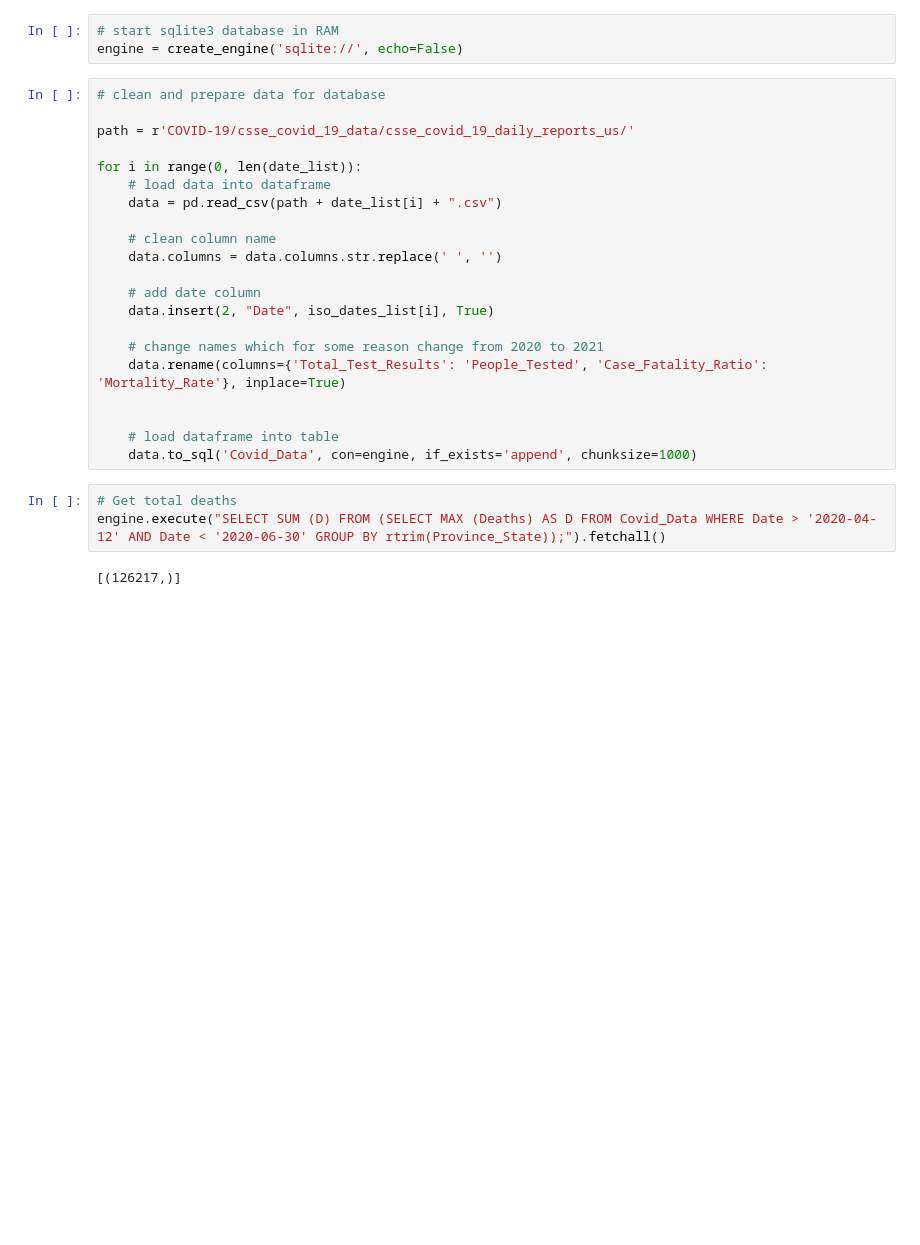
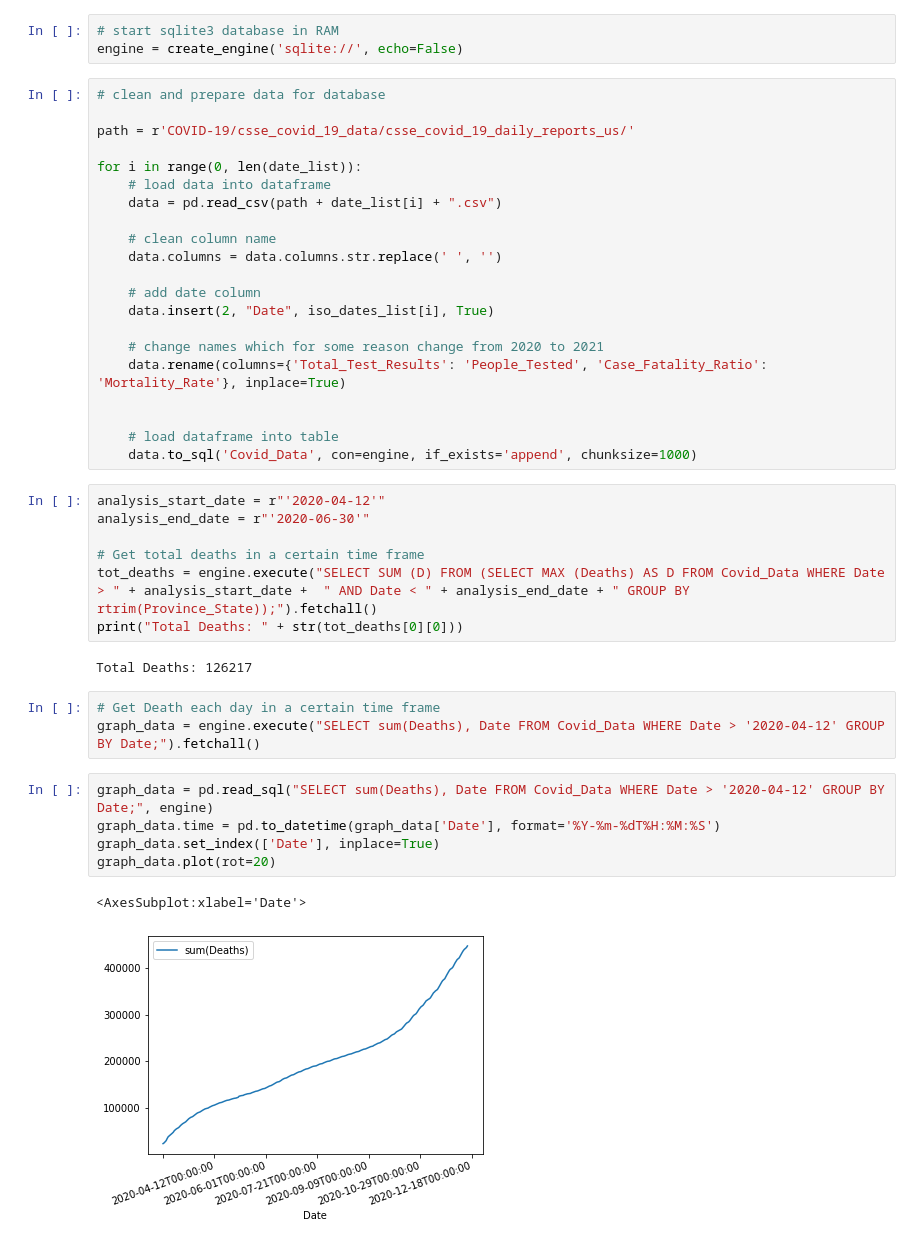
Before and after one commit to Ferryistaken/Covid19-R-Modeling, a Jupyter notebook: analysis.ipynb, the cells around one changed output. Cells and saved outputs as stored; diff of their text form; blank space fills up the shorter version.

Commit message:
graph of data and new python env

```diff
--- a/analysis.ipynb
+++ b/analysis.ipynb
@@ -53,7 +58,22 @@ for i in range(0, len(date_list)):
     # load dataframe into table
     data.to_sql('Covid_Data', con=engine, if_exists='append', chunksize=1000)
 # %%
-# Get total deaths
-engine.execute("SELECT SUM (D) FROM (SELECT MAX (Deaths) AS D FROM Covid_Data WHERE Date > '2020-04-12' AND Date < '2020-06-30' GROUP BY rtrim(Province_State));").fetchall()
+analysis_start_date = r"'2020-04-12'"
+analysis_end_date = r"'2020-06-30'"
+
+# Get total deaths in a certain time frame
+tot_deaths = engine.execute("SELECT SUM (D) FROM (SELECT MAX (Deaths) AS D FROM Covid_Data WHERE Date > " + analysis_start_date +  " AND Date < " + analysis_end_date + " GROUP BY rtrim(Province_State));").fetchall()
+print("Total Deaths: " + str(tot_deaths[0][0]))
 # %% [output]
-[(126217,)]
+Total Deaths: 126217
+# %%
+# Get Death each day in a certain time frame
+graph_data = engine.execute("SELECT sum(Deaths), Date FROM Covid_Data WHERE Date > '2020-04-12' GROUP BY Date;").fetchall()
+# %%
+graph_data = pd.read_sql("SELECT sum(Deaths), Date FROM Covid_Data WHERE Date > '2020-04-12' GROUP BY Date;", engine)
+graph_data.time = pd.to_datetime(graph_data['Date'], format='%Y-%m-%dT%H:%M:%S')
+graph_data.set_index(['Date'], inplace=True)
+graph_data.plot(rot=20)
+# %% [output]
+<AxesSubplot:xlabel='Date'>
+[figure, added]
```
Also changed, not shown: parts of 3 cells of this notebook, 1 other file.
